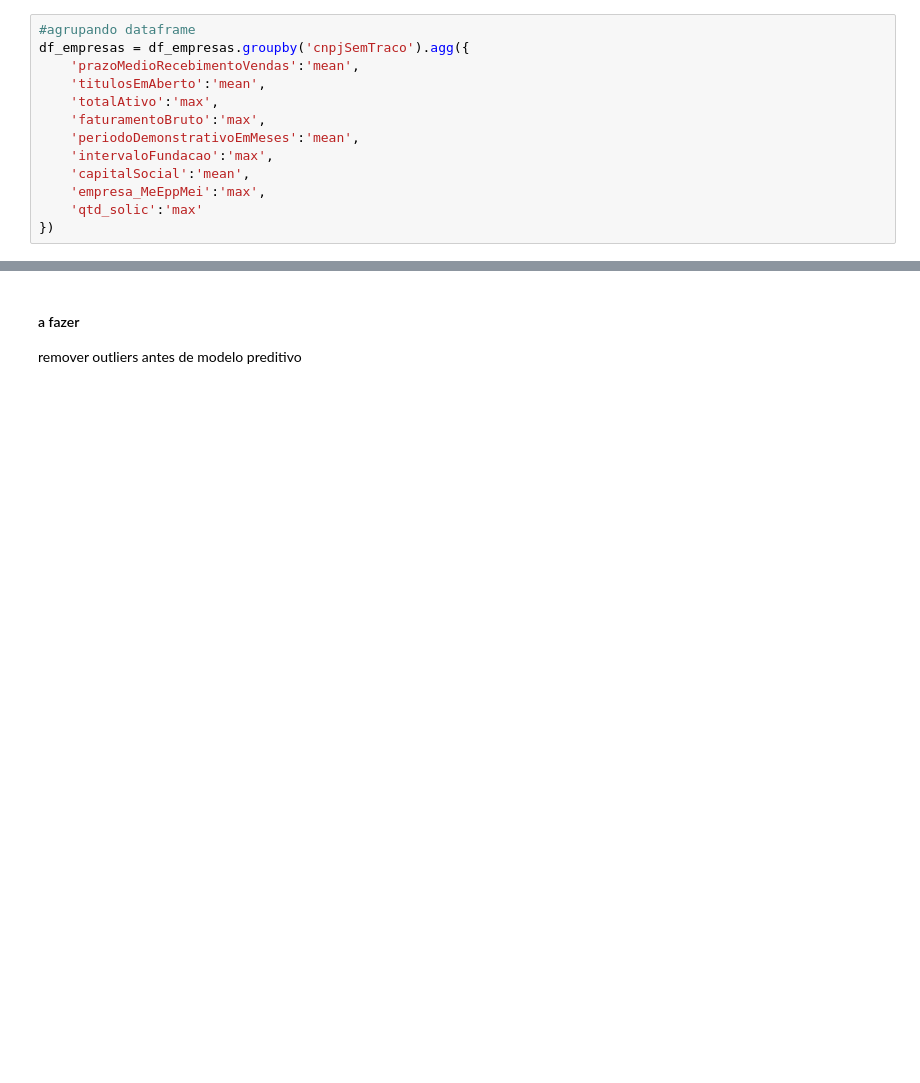
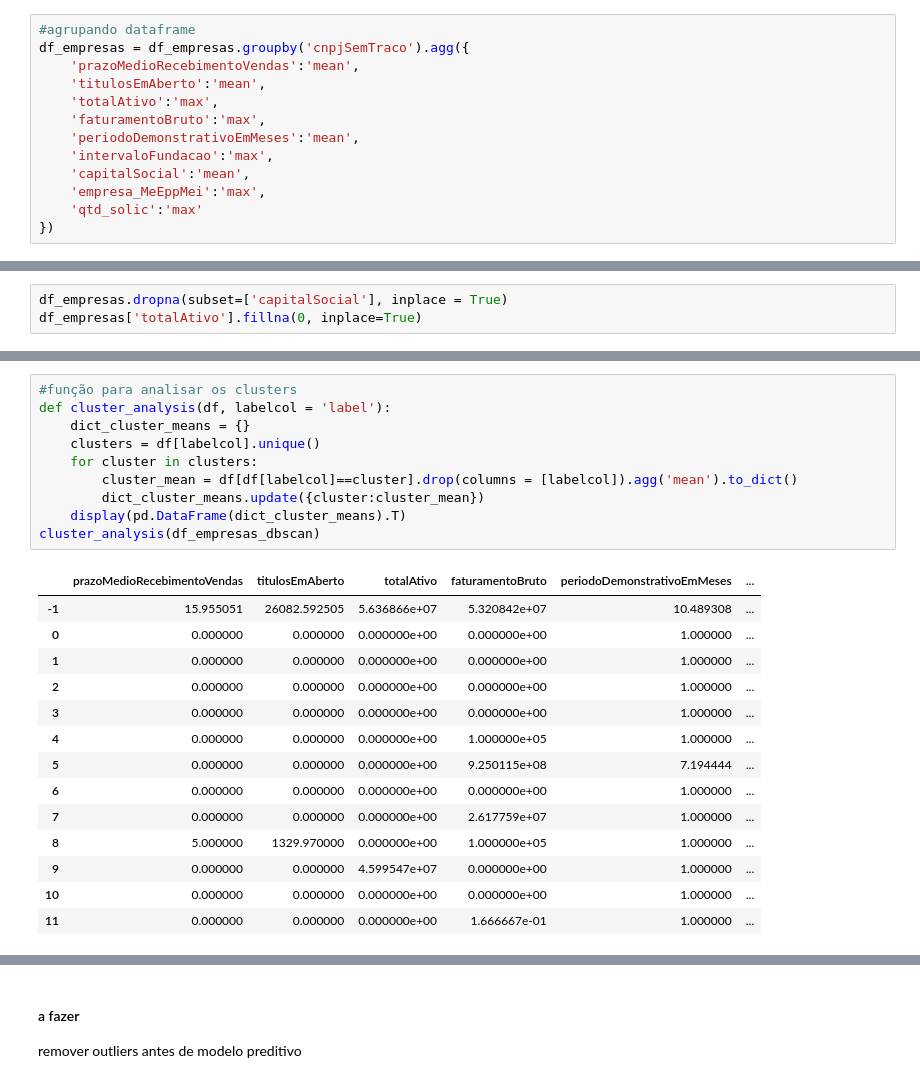
Before and after one commit to diegocmr/bootcamp_ia, a Jupyter notebook: analise_exploratoria.ipynb, the cells around one changed output, grey strips where cells are left out. Drawn from its saved outputs; the diff is of its cells as text; blank space fills up the shorter version.

```diff
--- a/analise_exploratoria.ipynb
+++ b/analise_exploratoria.ipynb
@@ -609,0 +545,3 @@ df_empresas_gm['label'] = y_gm
+# %%
+df_empresas.dropna(subset=['capitalSocial'], inplace = True)
+df_empresas['totalAtivo'].fillna(0, inplace=True)
@@ -609,0 +654,25 @@ df_empresas_gm['label'] = y_gm
+# %%
+#função para analisar os clusters
+def cluster_analysis(df, labelcol = 'label'):
+    dict_cluster_means = {}
+    clusters = df[labelcol].unique()
+    for cluster in clusters:
+        cluster_mean = df[df[labelcol]==cluster].drop(columns = [labelcol]).agg('mean').to_dict()
+        dict_cluster_means.update({cluster:cluster_mean})
+    display(pd.DataFrame(dict_cluster_means).T)
+cluster_analysis(df_empresas_dbscan)
+# %% [output]
+|  | prazoMedioRecebimentoVendas | titulosEmAberto | totalAtivo | faturamentoBruto | periodoDemonstrativoEmMeses | ... |
+| -1 | 15.955051 | 26082.592505 | 5.636866e+07 | 5.320842e+07 | 10.489308 | ... |
+| 0 | 0.000000 | 0.000000 | 0.000000e+00 | 0.000000e+00 | 1.000000 | ... |
+| 1 | 0.000000 | 0.000000 | 0.000000e+00 | 0.000000e+00 | 1.000000 | ... |
+| 2 | 0.000000 | 0.000000 | 0.000000e+00 | 0.000000e+00 | 1.000000 | ... |
+| 3 | 0.000000 | 0.000000 | 0.000000e+00 | 0.000000e+00 | 1.000000 | ... |
+| 4 | 0.000000 | 0.000000 | 0.000000e+00 | 1.000000e+05 | 1.000000 | ... |
+| 5 | 0.000000 | 0.000000 | 0.000000e+00 | 9.250115e+08 | 7.194444 | ... |
+| 6 | 0.000000 | 0.000000 | 0.000000e+00 | 0.000000e+00 | 1.000000 | ... |
+| 7 | 0.000000 | 0.000000 | 0.000000e+00 | 2.617759e+07 | 1.000000 | ... |
+| 8 | 5.000000 | 1329.970000 | 0.000000e+00 | 1.000000e+05 | 1.000000 | ... |
+| 9 | 0.000000 | 0.000000 | 4.599547e+07 | 0.000000e+00 | 1.000000 | ... |
+| 10 | 0.000000 | 0.000000 | 0.000000e+00 | 0.000000e+00 | 1.000000 | ... |
+| 11 | 0.000000 | 0.000000 | 0.000000e+00 | 1.666667e-01 | 1.000000 | ... |
```
Also changed, not shown: parts of 43 cells of this notebook, 1 other file.
